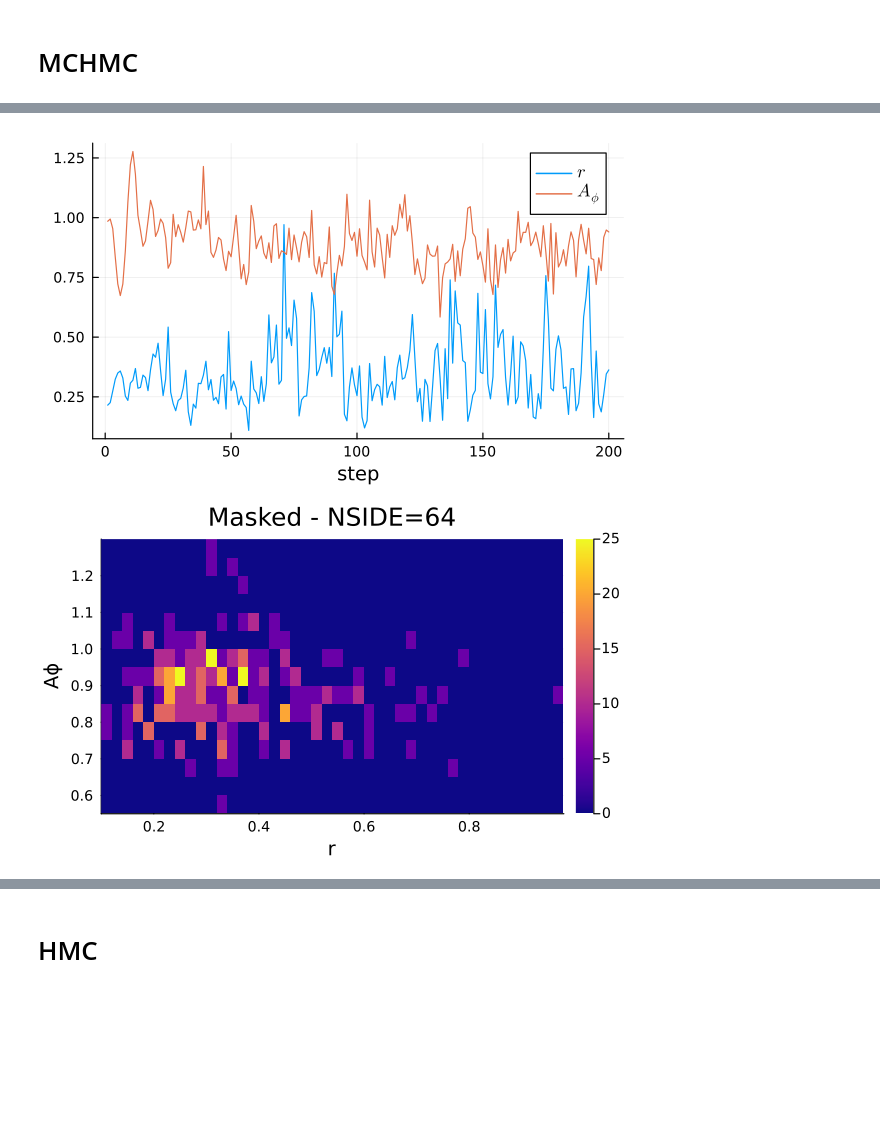
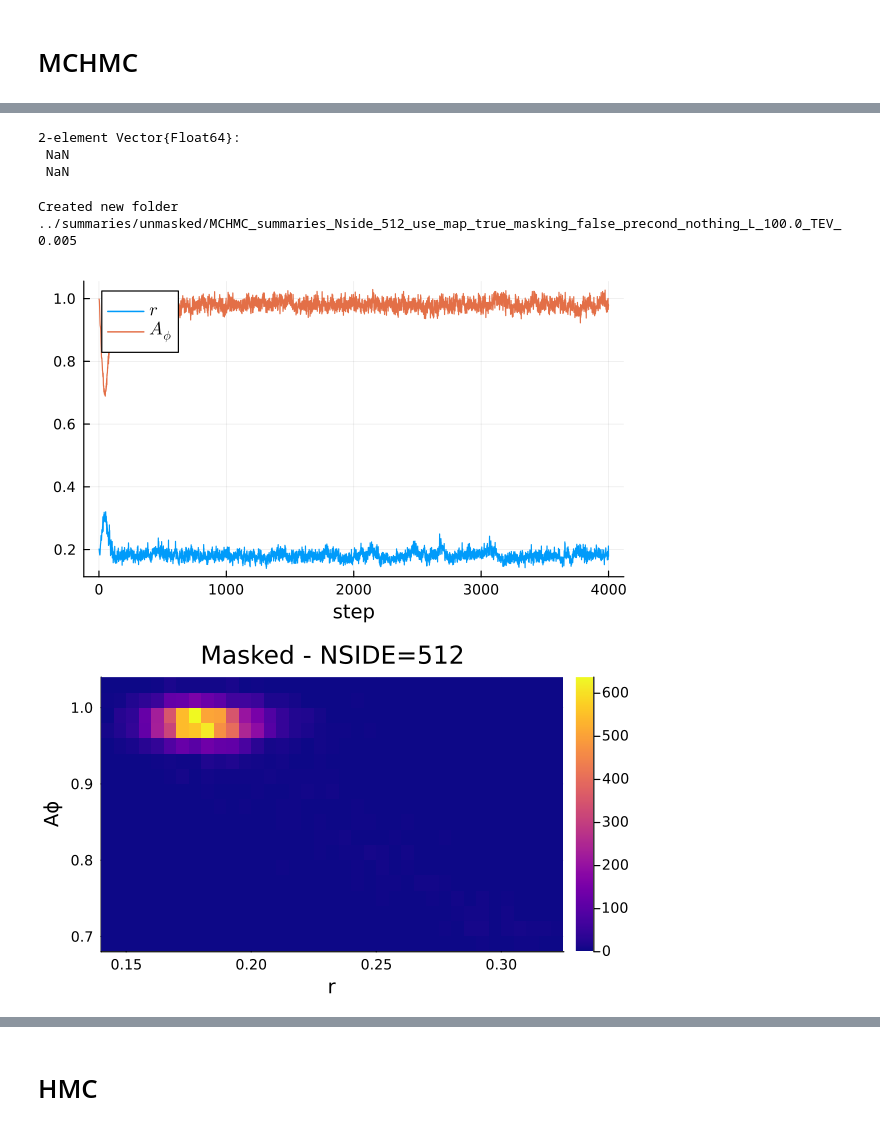
Before and after one commit to JaimeRZP/CMBLensingInferenceTestProblem, a Jupyter notebook: examples/Lab_CMBLens.ipynb, the cells around one changed output, grey strips where cells are left out. Cells and saved outputs as stored; diff of their text form; code cells hidden in the pictures; blank space fills up the shorter version.

```diff
--- a/examples/Lab_CMBLens.ipynb
+++ b/examples/Lab_CMBLens.ipynb
@@ -82,10 +100,10 @@ end
 target = CMBLensingTarget(prob);
 # %%
 #Sampler
-TEV = 0.001
+TEV = 0.005
 nadapts = 0
-n = 20_000
-L=70.0
+n_mchmc = 20_000
+L=100.0
 spl = MCHMC(nadapts, TEV;
     adaptive=true, eps=10.0, L=L, sigma=precond,
     tune_L=false, tune_sigma=false);
@@ -144,5 +110,5 @@ spl = MCHMC(nadapts, TEV;
 # %%
-fol_name=string("../chains/", Nside,"/MCHMC/MCHMC",
+fol_name=string("/pscratch/sd/j/jaimerz/new_chains/", Nside,"/MCHMC",
     "_Nside_", Nside,
     "_use_map_", use_map,
     "_masking_", masking,
@@ -163,5 +129,5 @@ else
     println(string("Created new folder ", fol_name))
 end
 
-file_name = string(fol_name, "/chain_", last_n+1, "_", n)
+file_name = string(fol_name, "/chain_", last_n+1, "_", n_mchmc)
 # %% [output]
@@ -170,5 +136,5 @@ Created new folder ../chains/64/MCHMC/MCHMC_Nside_64_use_map_true_masking_false_
 # %%
 prob.ncalls[] = 0
-samples_mchmc = MicroCanonicalHMC.Sample(spl, target, n; include_latent=true, thinning=5, file_name=file_name)
+samples_mchmc = MicroCanonicalHMC.Sample(spl, target, n_mchmc; init_params=init_params, include_latent=true, thinning=5, file_name=file_name)
 ncalls_mchmc = prob.ncalls[]
 # %% [output]
@@ -177,2 +183,2 @@ ncalls_mchmc = prob.ncalls[]
 # %%
-chain_mchmc = Chains(permutedims(reduce(hcat, [[exp.(sample[end÷2-2:end÷2-1]);] for sample in eachcol(samples_mchmc) if all(isfinite.(sample))])),  [:r, :Aϕ]);
+chain_mchmc = Chains(permutedims(reduce(hcat, [Array([exp.(sample[end÷2-2:end÷2-1]); sample[end-1:end]]) for sample in eachcol(samples_mchmc) if all(isfinite.(sample))])),  [:r, :Aϕ, :dE, :logpdf]);
@@ -179,16 +193,54 @@ chain_mchmc = Chains(permutedims(reduce(hcat, [[exp.(sample[end÷2-2:end÷2-1]);
+# %%
+ess_per_call_mchmc = ess_mchmc ./ n_mchmc #ncalls_mchmc
+# %% [output]
+2-element Vector{Float64}:
+ NaN
+ NaN
+# %%
+fol_name=string("../summaries/unmasked/MCHMC_summaries",
+    "_Nside_", Nside,
+    "_use_map_", use_map,
+    "_masking_", masking,
+    "_precond_", t,
+    "_L_", L,
+    "_TEV_", TEV)
+
+if isdir(fol_name)
+    fol_files = readdir(fol_name)
+    println("Found existing file ", fol_name)
+    if length(fol_files) != 0
+        last_chain = last([file for file in fol_files if occursin("hyperparams", file)])
+        last_n = parse(Int, last_chain[end-4])
+    end
+else
+    mkdir(fol_name)
+    println(string("Created new folder ", fol_name))
+end
+
+file_name = string(fol_name, "/hyperparams_", last_n+1, "_", n_mchmc, ".npz" )
+npzwrite(file_name,
+    Dict("r"=> vec(chain_mchmc[:r])[:],
+    "Aphi"=> vec(chain_mchmc[:Aϕ])[:]))
+
+file_name = string(fol_name, "/ESS_", last_n+1, "_", n_mchmc, ".npz" )
+npzwrite(file_name,
+    Dict("ESS"=> ess_mchmc,
+         "ESS_per_lkl" =>  ess_per_call_mchmc))
+# %% [output]
+Created new folder ../summaries/unmasked/MCHMC_summaries_Nside_512_use_map_true_masking_false_precond_nothing_L_100.0_TEV_0.005
 # %%
 plot(chain_mchmc[:r], label=L"r", xlabel="step")
 plot!(chain_mchmc[:Aϕ], label=L"A_\phi")
 # %% [output]
-[figure, old version]
+[figure, new version]
 # %%
 histogram2d(chain_mchmc[:r], chain_mchmc[:Aϕ], bins=(40, 20), show_empty_bins=true,
     normalize=:pdf, color=:plasma)
-title!("Masked - NSIDE=64")
+title!(string("Masked - NSIDE=", Nside))
 ylabel!("Aϕ")
 xlabel!("r")
 # %% [output]
-[figure, old version]
+[figure, new version]
 # %%
 plot(chain_mchmc[:dE]/d, label=L"\mathrm{Energy}/d", xlabel="step")
 # %% [output]
```
Also changed, not shown: parts of 45 cells of this notebook, 3 other files.
